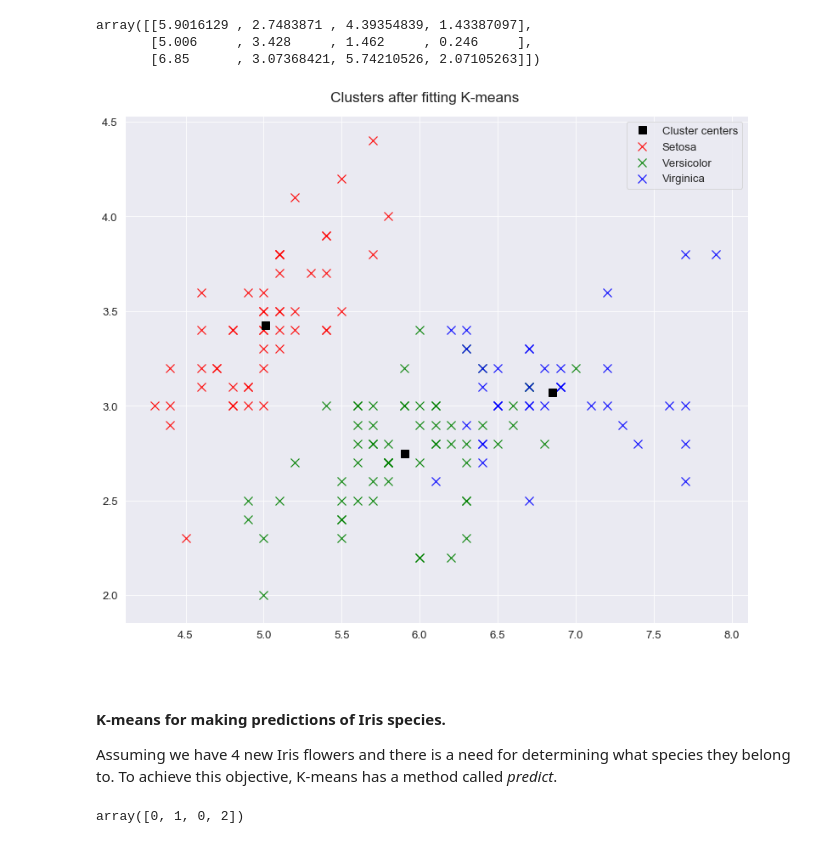
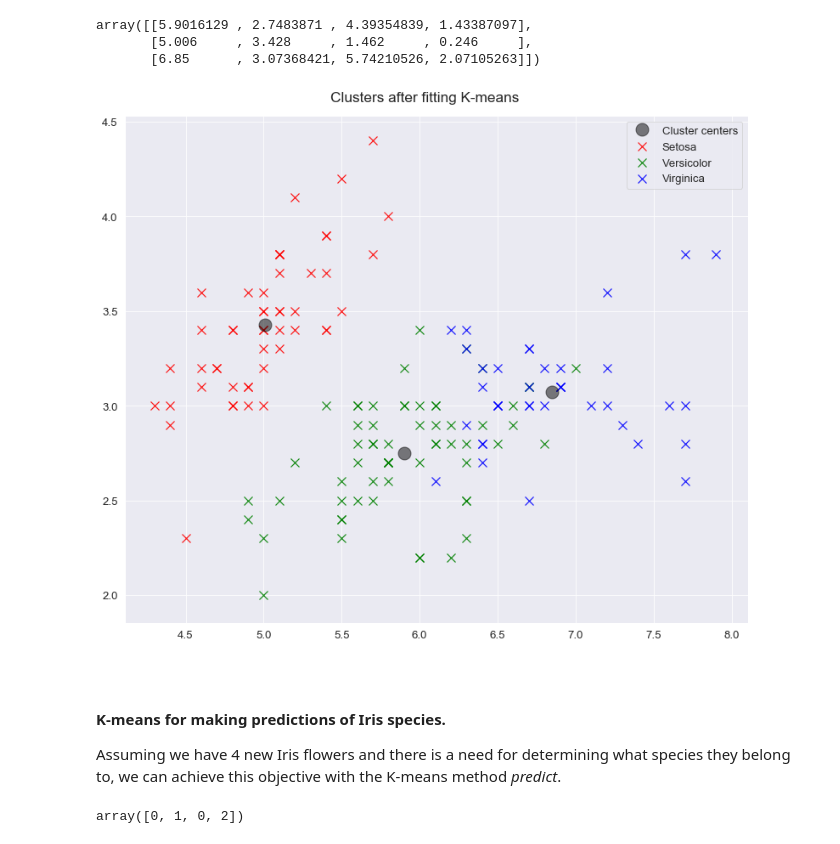
Before and after one commit to olgarozhdestvina/Machine-Learning-and-Statistics, a Jupyter notebook: Tasks.ipynb, the cells around one changed output. Drawn from its saved outputs; the diff is of its cells as text; code cells hidden in the pictures.

```diff
--- a/Tasks.ipynb
+++ b/Tasks.ipynb
@@ -605,30 +608,30 @@ array([[5.9016129 , 2.7483871 , 4.39354839, 1.43387097],
 # %%
 # Plot the data set.
 fig, ax = plt.subplots()
 fig.suptitle("Clusters after fitting K-means", y=1.02)
 ax.scatter(iris_num[iris_fit == 1][:,0], iris_num[iris_fit == 1][:,1], s = 100, c= 'red', marker="x", alpha=.9, label="Setosa")
 ax.scatter(iris_num[iris_fit == 0][:,0], iris_num[iris_fit == 0][:,1], s = 100, c= 'green', marker="x", alpha=.9, label="Versicolor")
 ax.scatter(iris_num[iris_fit == 2][:,0], iris_num[iris_fit == 2][:,1], s = 100, c= 'blue', marker="x", alpha=.9, label="Virginica")
 
 # The centroids of the clusters
-ax.plot(cent[:,0], cent[:,1], 'ks', markersize=9, label="Cluster centers")
+ax.plot(cent[:,0], cent[:,1], 'ko', markersize=15, alpha=.5, label="Cluster centers")
 
 # Clean up whitespace padding.
 fig.tight_layout()
 
 # Show legend with repeated labels removed.
 ax.legend()
 
 # Show the plot.
 plt.show()
 # %% [output]
-[figure, old version]
+[figure, new version]
 # %% [markdown]
 <br>
 
 #### K-means for making predictions of Iris species.
 
-Assuming we have 4 new Iris flowers and there is a need for determining what species they belong to. To achieve this objective, K-means has a method called _predict_.
+Assuming we have 4 new Iris flowers and there is a need for determining what species they belong to, we can achieve this objective with the K-means method _predict_.
 # %%
 # Get an instance of the generator
 rng = np.random.default_rng()
```
Also changed, not shown: parts of 13 cells of this notebook.
